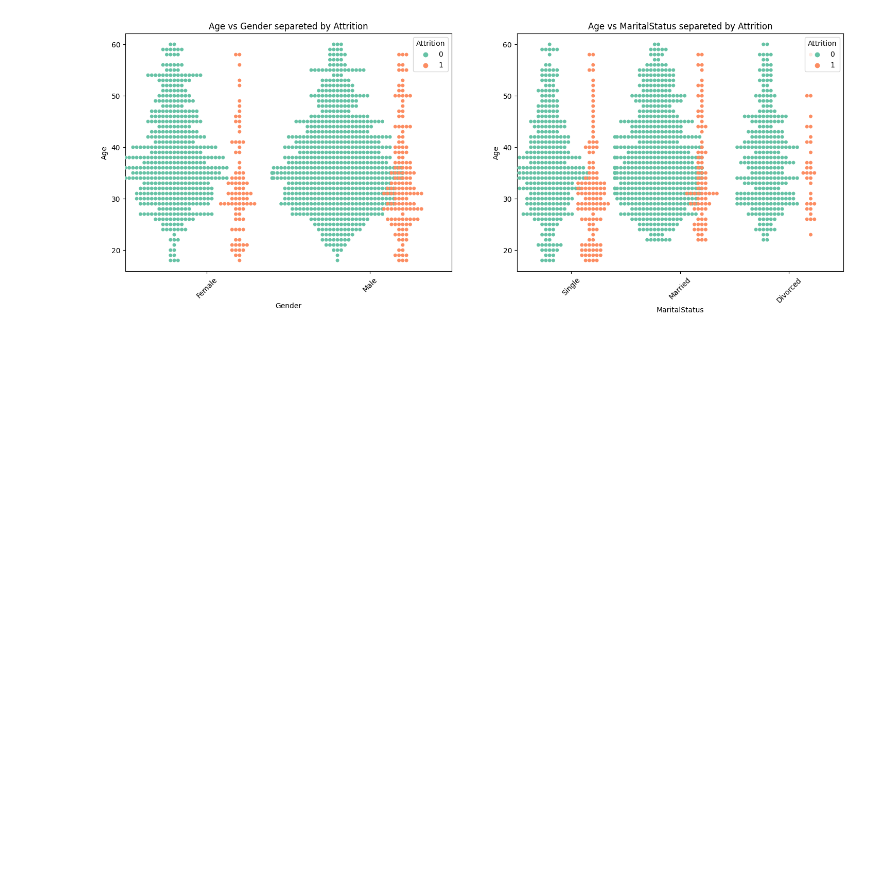
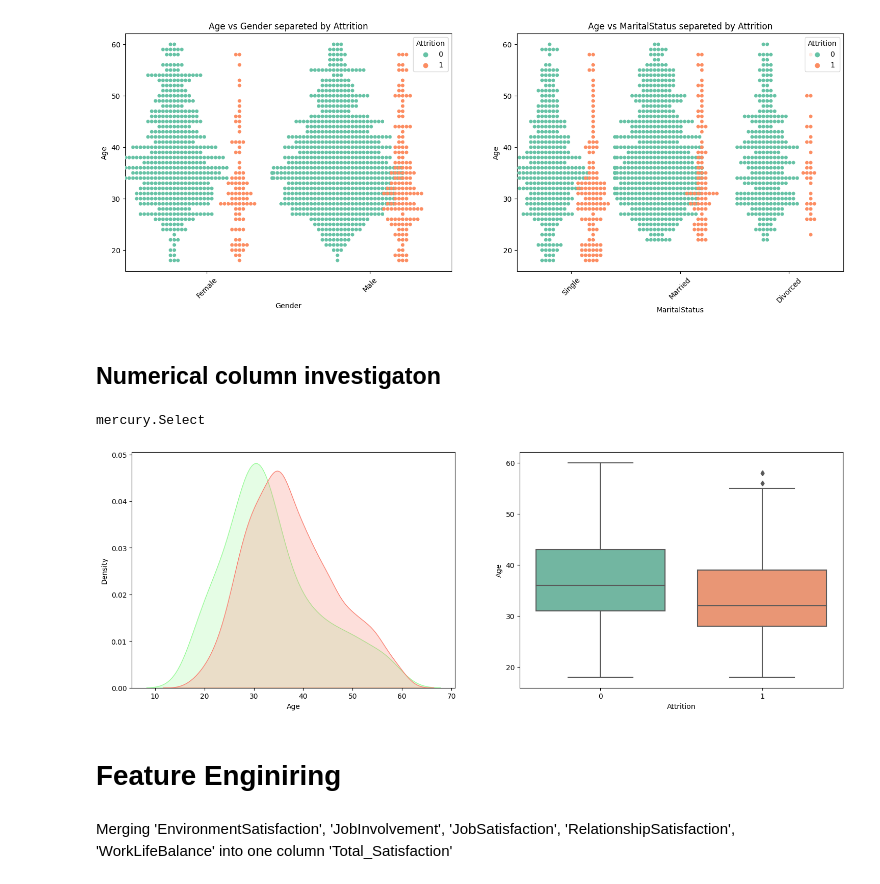
Before and after one commit to vyavahareyash/DSBDA-Project, a Jupyter notebook: DSBDA_Project.ipynb, the cells around one changed output. Saved outputs shown, nothing was run; the diff lists cells and outputs as text; code cells hidden in the pictures; blank space fills up the shorter version.

```diff
--- a/DSBDA_Project.ipynb
+++ b/DSBDA_Project.ipynb
@@ -290,3 +289,28 @@ mercury.Select
 categorical_numerical_comparision(num_col1.value,cat_col1.value,cat_col2.value)
 # %% [output]
 [figure]
+# %% [markdown]
+## Numerical column investigaton
+# %%
+attrition = employee_df[employee_df['Attrition'] == 1]
+no_attrition = employee_df[employee_df['Attrition']==0]
+# %%
+def numerical_colum_investigaton(col_name):
+    f,ax = plt.subplots(1,2, figsize=(18,6))
+    sns.kdeplot(attrition[col_name], label='Employee who left',ax=ax[0], shade=True, color='palegreen')
+    sns.kdeplot(no_attrition[col_name], label='Employee who stayes', ax=ax[0], shade=True, color='salmon')
+    sns.boxplot(y=col_name, x='Attrition',data=employee_df, palette='Set2', ax=ax[1])
+# %%
+num_col_in = mr.Select(value="Age",
+                   choices=numerical_columns,
+                   label="Numerical column investigation")
+# %% [output]
+mercury.Select
+# %%
+numerical_colum_investigaton(num_col_in.value)
+# %% [output]
+[figure, added]
+# %% [markdown]
+# Feature Enginiring
+# %% [markdown]
+Merging 'EnvironmentSatisfaction', 'JobInvolvement', 'JobSatisfaction', 'RelationshipSatisfaction', 'WorkLifeBalance' into one column 'Total_Satisfaction'
```
Also changed, not shown: parts of 39 cells of this notebook, 2 other files.
